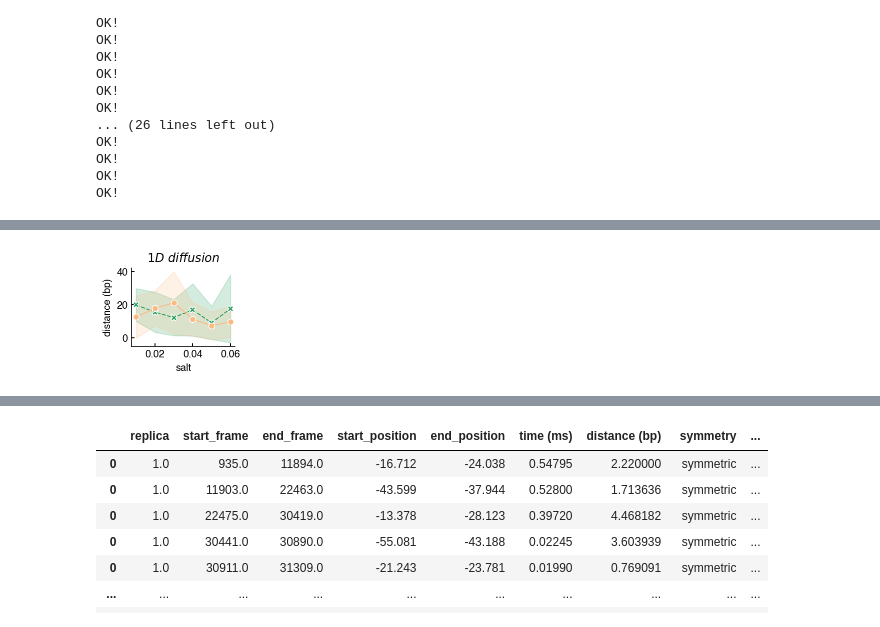
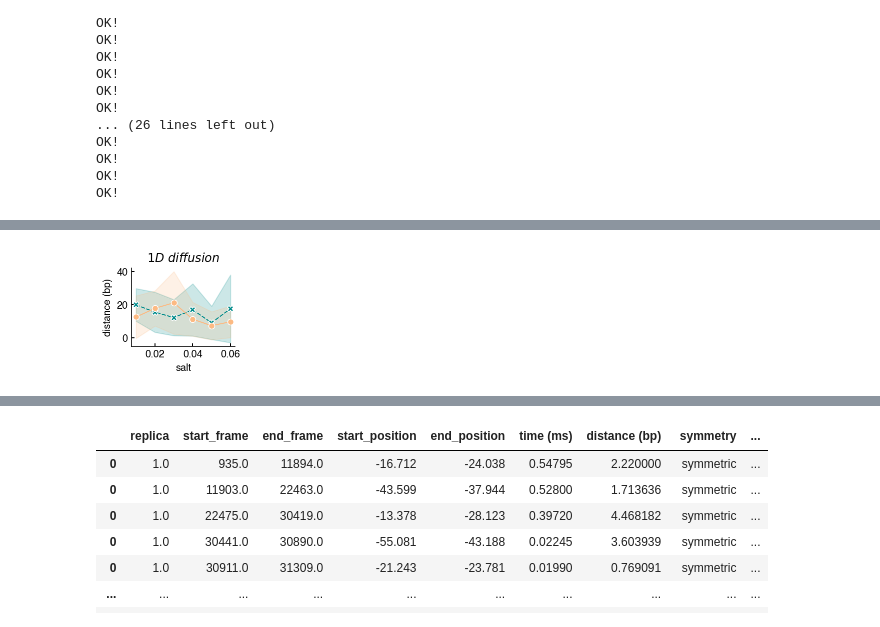
Before and after one commit to mallu2/CG_analysis, a Jupyter notebook: analysis_sliding_and_hopping.ipynb, the cells around one changed output, grey strips where cells are left out. Saved outputs shown, nothing was run; the diff lists cells and outputs as text; code cells hidden in the pictures.

```diff
--- a/analysis_sliding_and_hopping.ipynb
+++ b/analysis_sliding_and_hopping.ipynb
@@ -774,6 +810,7 @@ class Dimer:
         -------
         A list of lists containing a start and end value for a combined interval.
         """
+
         #print(dataframe_A,dataframe_B)
         if not isinstance(dataframe_A,pd.DataFrame):
             if isinstance(dataframe_B,pd.DataFrame):
@@ -816,7 +853,6 @@ class Dimer:
         asymmetric_a,asymmetric_b: pandas DataFrames
             Two dataframes containing the solo events .
         """
-
 
         symmetric = []
         for interval in range(len(symmetric_frame_interval)): #this iterates over the symmetric intervals
@@ -1107,6 +1143,47 @@ class Dimer:
             D_list.append(diffusion_1D)
 
         return(pd.concat([x for x in D_list]))
+
+    def combine_replica_1D_monomer(data,protein_info,salt,n_replica):
+        """Execute and combine the analysis of 1D diffusion time and distances for all replica.
+
+        Parameters
+        ----------
+        data: str
+            path to folder containing the data
+        protein_info: str
+            information on the protein for which the data was collected
+        salt: float
+            salt concentration in M
+        n_replica: int
+            number of replica
+
+        Returns
+        -------
+        sliding: pandas dataframe
+            dataframe containing the distances and time travelled by the protein in sliding as well as information
+            on the protein conformation, salt concentration, replica and symmetry of the slide.
+        hopping: pandas dataframe
+            dataframe containing the distances and time travelled by the protein in hopping as well as information
+            on the protein conformation, salt concentration, replica and symmetry of the hop.
+        flips: list of integers
+            should cont the number of flipping events in each trajctery (needs to be fixed!!!)
+        hopping_freq: list of intergers
+            list of hopping events longer than 6 bp and for each ms in the trajectory.
+        """
+        data=QuantifyDiffusionSlidingAndHopping(ClassifyTrajectory.check_sliding_monomer(data),'dimer').D1_diffusion()
+
+        D_list=[]
+        for replica_count in range(n_replica):
+            #if there is no data for one domain just get the data for one
+            #data=data[data['protein']=='monomer']
+            diffusion_Df=measure_slides_and_hops(data.copy()[data['replica']==replica_count+1])
+            diffusion_Df.drop(columns='protein')
+            diffusion_Df['protein']=[protein_info for x in range(len(diffusion_Df))]
+            diffusion_Df['salt']=[salt for x in range(len(diffusion_Df))]
+            D_list.append(diffusion_Df)
+
+        return(pd.concat([x for x in D_list]))
 # %%
 #Get the 1D diffusion starts and ends search conformation
 S001_data_1d=Dimer.combine_replica_1D(full_dimerS001,'search conformation',0.01,8)
@@ -1184,32 +1389,32 @@ fig=plt.subplots(figsize = (2.2,2.))
 
 #sns.stripplot(data=data,x='salt',y='distance (bp)',hue='protein',dodge=0.1\
 #              ,linewidth=0.5,alpha=0.6,palette=[o2,g2],size=3.5)
 sns.lineplot(data=data_threeD,x='salt',y='distance (bp)',hue='protein'\
-              ,linewidth=1,palette=[g3,o2],style="protein",markers=True,ci='sd',hue_order=['recognition conformation','search conformation'])
+              ,linewidth=1,palette=['darkcyan',o2],style="protein",markers=True,ci='sd',hue_order=['recognition conformation','search conformation'])
 #sns.stripplot(data=data,x='salt',y='distance (bp)',hue='protein',dodge=0.1,linewidth=0.7,\
 #            palette=[o2,g2],size=2.9,alpha=0.9)
 #sns.violinplot(data=data,x='salt',y='distance (bp)',hue='protein',dodge=0.1,linewidth=1.1,scale='count',palette=['white','grey'])
 
 plt.legend(title='conformation',edgecolor='white',loc='upper left',bbox_to_anchor=(0.57, 1.15),
            markerscale=0.6,fontsize=9,ncol=1,labelspacing=0.2,handlelength=0.3)
 plt.legend([],[], frameon=False)
 plt.tick_params(
     axis='both',          # changes apply to the x-axis
     which='both',      # both major and minor ticks are affected
     bottom=True,      # ticks along the bottom edge are off
     top=False,         # ticks along the top edge are off
     labelbottom=True,
     labeltop = False,
     right=False, left=True, labelleft=True,labelsize='medium',
     width = 1,
     length = 3, color='k',direction ='in')
 sns.despine()
 plt.title('$1D\ diffusion$')
 #plt.yticks([0,1,2,3,4,5],[0,1,2,3,4,5],fontsize=9)
 
 #plt.ylabel(fontsize = 9)
 #plt.xlabel('Salt', fontsize = 9)
 plt.tight_layout()
 plt.savefig("/Users/mallu899/Mirror/projects/lacI_CG_master/LacI_CG_Draft/Figures/Version9/Figure4_plots/1D_distance.png",dpi=300,transparent=True)
 # %% [output]
-[figure, old version]
+[figure, new version]
```
Also changed, not shown: parts of 30 cells of this notebook.
